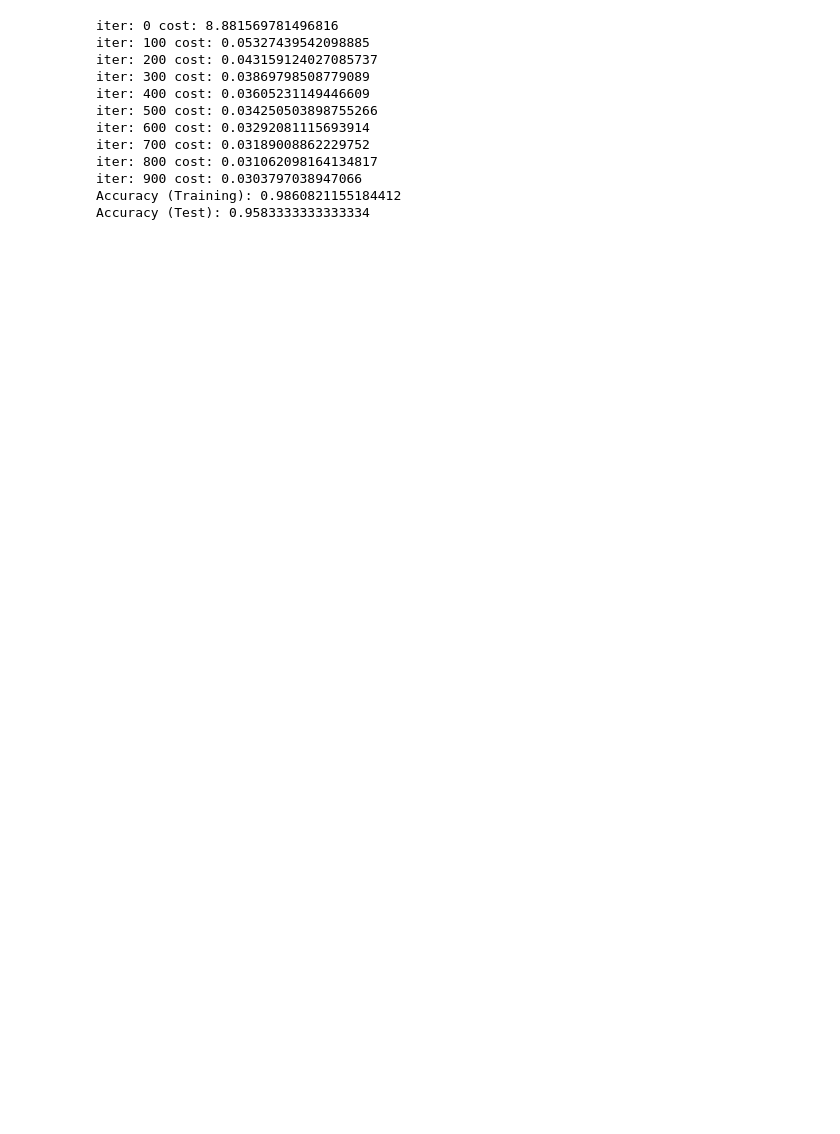
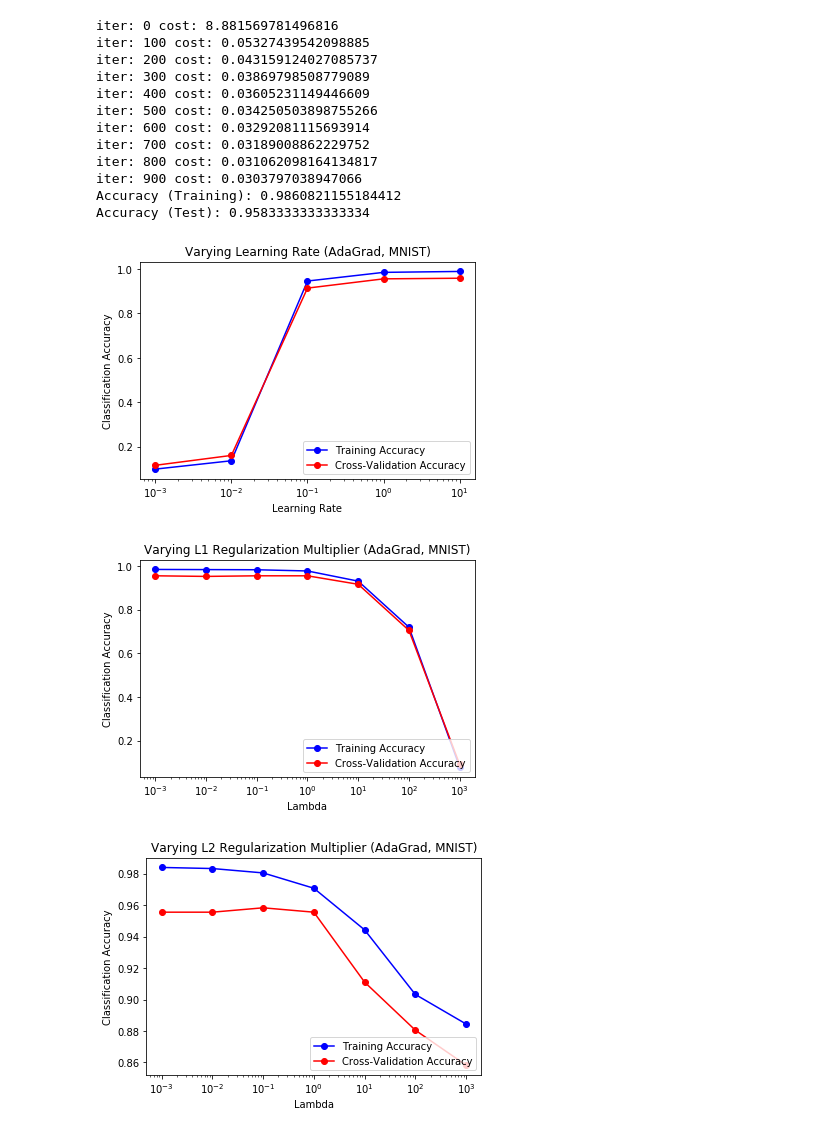
Before and after one commit to ycheng14799/MLProgrammingAssignmentWeek7, a Jupyter notebook: Optimization.ipynb, the cells around one changed output. Cells and saved outputs as stored; diff of their text form; code cells hidden in the pictures; blank space fills up the shorter version.

```diff
--- a/Optimization.ipynb
+++ b/Optimization.ipynb
@@ -222,6 +288,55 @@ iter: 800 cost: 0.031062098164134817
 iter: 900 cost: 0.0303797038947066
 Accuracy (Training): 0.9860821155184412
 Accuracy (Test): 0.9583333333333334
+# %%
+# Evaluation
+# Varying learning rate
+lrs = np.logspace(-3,1,5)
+varyLRTrainAccuracy = []
+varyLRTestAccuracy = []
+for lr in lrs:
+    # AdaGrad
+    ws, costs = trainAdaGradMulticlass(digXTrain,\
+        digYTrain, lr, 1000, 1000, 1e-8)
+    # Evaluation
+    varyLRTrainAccuracy.append(logMulticlassAccuracy(digXTrain, ws, digYTrain))
+    varyLRTestAccuracy.append(logMulticlassAccuracy(digXTest, ws, digYTest))
+
+generateGraph(lrs, varyLRTrainAccuracy, varyLRTestAccuracy,\
+    "Learning Rate", "Classification Accuracy", "Varying Learning Rate (AdaGrad, MNIST)", log=True)
+
+lmbdas = np.logspace(-3,3,7)
+# Varying l1 multiplier
+varyLmbdasL1TrainAccuracy = []
+varyLmbdasL1TestAccuracy = []
+for lmbda in lmbdas:
+    # AdaGrad
+    ws, costs = trainAdaGradMulticlass(digXTrain,\
+        digYTrain, 1, 1000, 1000, 1e-8, regularization="l1", lmda=lmbda)
+    # Evaluation
+    varyLmbdasL1TrainAccuracy.append(logMulticlassAccuracy(digXTrain, ws, digYTrain))
+    varyLmbdasL1TestAccuracy.append(logMulticlassAccuracy(digXTest, ws, digYTest))
+
+generateGraph(lmbdas, varyLmbdasL1TrainAccuracy, varyLmbdasL1TestAccuracy,\
+    "Lambda", "Classification Accuracy", "Varying L1 Regularization Multiplier (AdaGrad, MNIST)", log=True)
+
+# Varying l2 multiplier
+varyLmbdasL2TrainAccuracy = []
+varyLmbdasL2TestAccuracy = []
+for lmbda in lmbdas:
+    # AdaGrad
+    ws, costs = trainAdaGradMulticlass(digXTrain,\
+        digYTrain, 1, 1000, 1000, 1e-8, regularization="l2", lmda=lmbda)
+    # Evaluation
+    varyLmbdasL2TrainAccuracy.append(logMulticlassAccuracy(digXTrain, ws, digYTrain))
+    varyLmbdasL2TestAccuracy.append(logMulticlassAccuracy(digXTest, ws, digYTest))
+
+generateGraph(lmbdas, varyLmbdasL2TrainAccuracy, varyLmbdasL2TestAccuracy,\
+    "Lambda", "Classification Accuracy", "Varying L2 Regularization Multiplier (AdaGrad, MNIST)", log=True)
+# %% [output]
+[figure, added]
+[figure, added]
+[figure, added]
 # %%
 # Sentiment classification
 # on the Twitter US Airline Sentiment Dataset
```
Also changed, not shown: parts of 12 cells of this notebook.
